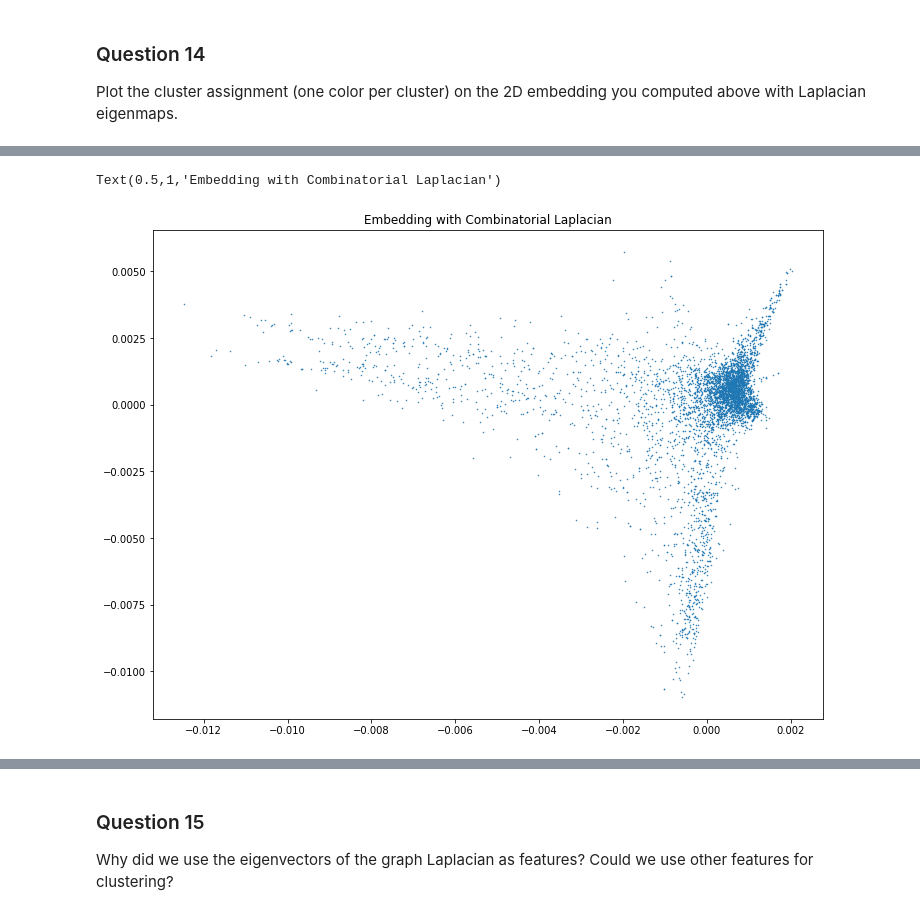
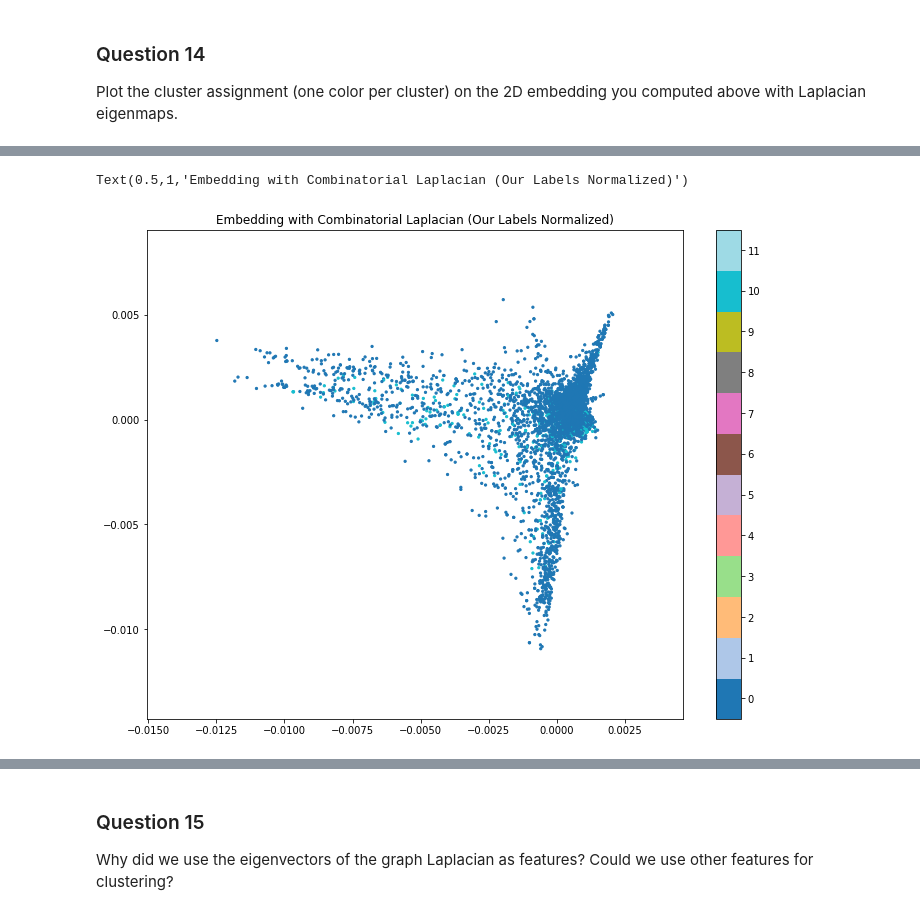
Before and after one commit to mattminder/ntds_24, a Jupyter notebook: Milestone_3/3_spectral_graph_theory.ipynb, the cells around one changed output, grey strips where cells are left out. Saved outputs shown, nothing was run; the diff lists cells and outputs as text; code cells hidden in the pictures.

Commit message:
did graph in part 14

```diff
--- a/Milestone_3/3_spectral_graph_theory.ipynb
+++ b/Milestone_3/3_spectral_graph_theory.ipynb
@@ -267,8 +267,8 @@ def cl_assign(Z,k):
 d_evals_c, d_evecs_c = sparse.linalg.eigs(laplacian_combinatorial, M=D_sparse, k=d, which='SM')
 d_evals_n, d_evecs_n = sparse.linalg.eigs(laplacian_normalized, M=D_sparse, k=d, which='SM')
 
-cluster_labels_c, cluster_centers_c = cl_assign(d_evecs_c, k)
-cluster_labels_n, cluster_centers_n = cl_assign(d_evecs_n, k)
+cluster_labels_c, cluster_centers_c = cl_assign(np.real(d_evecs_c), k)
+cluster_labels_n, cluster_centers_n = cl_assign(np.real(d_evecs_n), k)
 # %% [markdown]
 ### Question 12
 
@@ -459,9 +469,12 @@ Plot the cluster assignment (one color per cluster) on the 2D embedding you comp
 # %%
 # Color according to cluster_labels_c and cluster_truth
 
 plt.figure(figsize=[12,9])
-plt.plot(np.real(evecs_c[:,1]), np.real(evecs_c[:,2]), '.', markersize=1)
-plt.title('Embedding with Combinatorial Laplacian')
+plt.scatter(np.real(evecs_c[:,1]), np.real(evecs_c[:,2]),c=cluster_labels_n,cmap=plt.cm.get_cmap('tab20', k),s=5)
+formatter = plt.FuncFormatter(lambda val, loc: int(val))
+plt.colorbar(ticks=np.linspace(0,k-1,k),format=formatter)
+plt.clim(-0.5, k-0.5)
+plt.title('Embedding with Combinatorial Laplacian (Our Labels Normalized)')
 # %% [output]
-Text(0.5,1,'Embedding with Combinatorial Laplacian')
+Text(0.5,1,'Embedding with Combinatorial Laplacian (Our Labels Normalized)')
-[figure, old version]
+[figure, new version]
```
Also changed, not shown: parts of 7 cells of this notebook.
